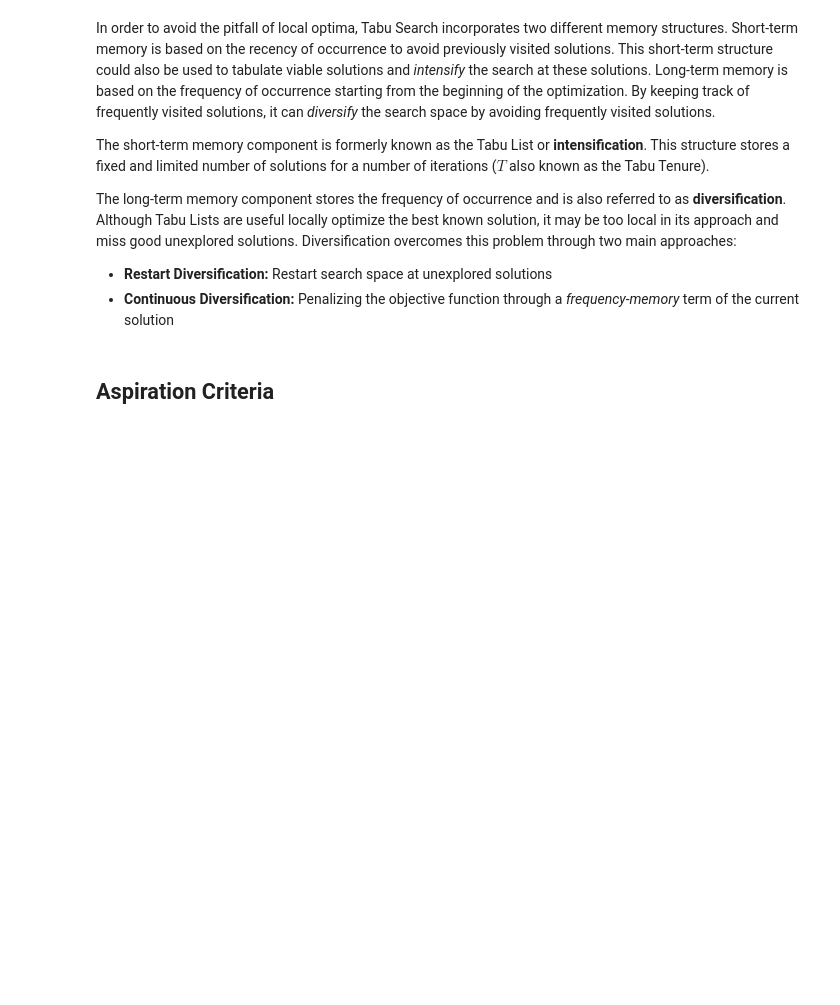
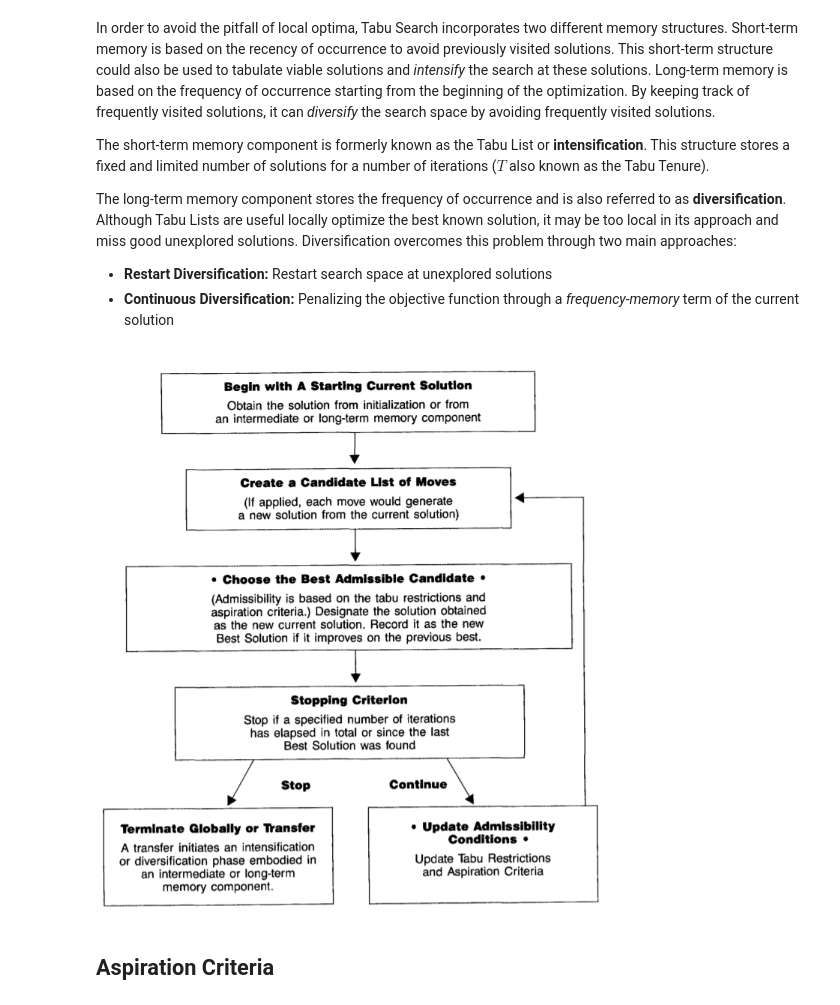
Before and after one commit to evandros-ks/fastblog, a Jupyter notebook: _notebooks/2021-12-22-Tabu_Search.ipynb, the cells around one changed output. Saved outputs shown, nothing was run; the diff lists cells and outputs as text; code cells hidden in the pictures; blank space fills up the shorter version.

```diff
--- a/_notebooks/2021-12-22-Tabu_Search.ipynb
+++ b/_notebooks/2021-12-22-Tabu_Search.ipynb
@@ -70,6 +70,12 @@ The short-term memory component is formerly known as the Tabu List or **intensif
 The long-term memory component stores the frequency of occurrence and is also referred to as **diversification**. Although Tabu Lists are useful locally optimize the best known solution, it may be too local in its approach and miss good unexplored solutions. Diversification overcomes this problem through two main approaches:
 - **Restart Diversification:** Restart search space at unexplored solutions
 - **Continuous Diversification:** Penalizing the objective function through a *frequency-memory* term of the current solution
+# %%
+#hide_input
+from IPython.display import Image
+Image(filename='../assets/blogs/2021_12_22/tabu_search_short_term_memory.png')
+# %% [output]
+[figure, added]
 # %% [markdown]
 ## Aspiration Criteria
 # %% [markdown]
```
Also changed, not shown: parts of 6 cells of this notebook.
